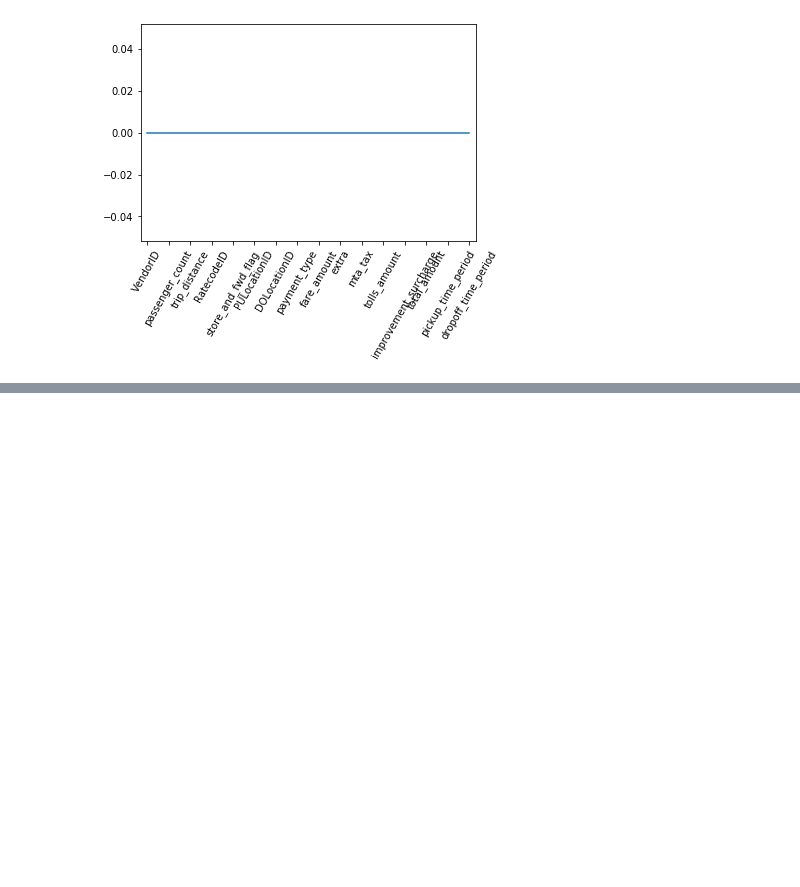
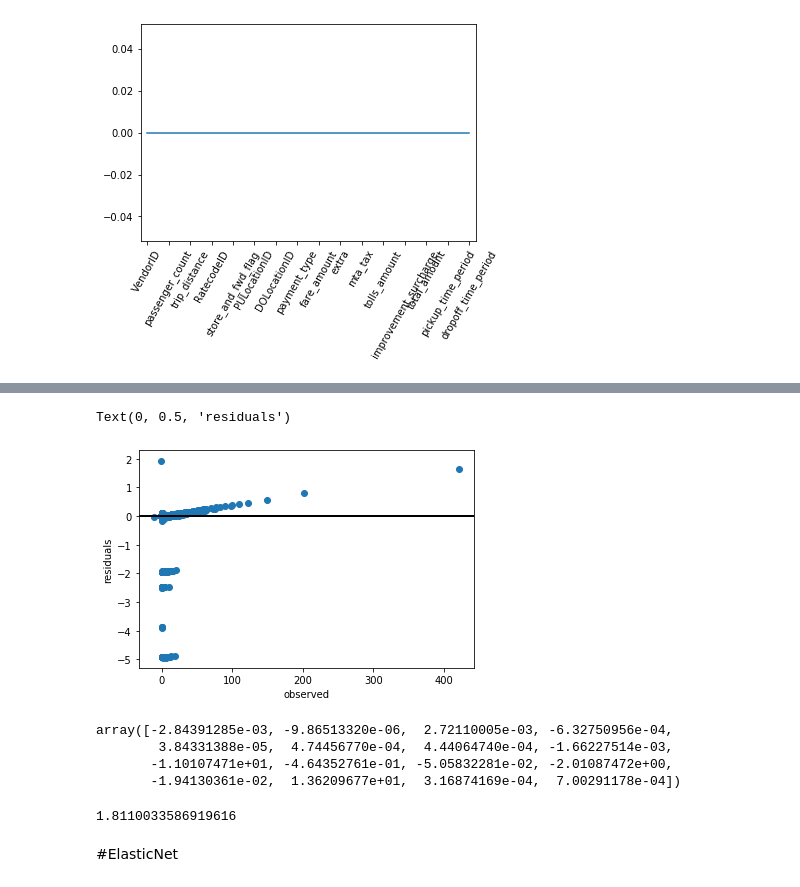
Before and after one commit to geewynn/Machine-Learning-Project, a Jupyter notebook: New York Trip/newyork_model.ipynb, the cells around one changed output, grey strips where cells are left out. Cells and saved outputs as stored; diff of their text form; code cells hidden in the pictures; blank space fills up the shorter version.

Commit message:
added elastic net model

```diff
--- a/New York Trip/newyork_model.ipynb
+++ b/New York Trip/newyork_model.ipynb
@@ -296,0 +294,22 @@ display_plot(ridge_scores, ridge_scores_std)
+# %%
+residuals = y_val - pred
+# %%
+fig, ax = plt.subplots()
+ax.scatter(y_val, residuals)
+ax.axhline(lw=2, color='black')
+ax.set_xlabel('observed')
+ax.set_ylabel('residuals')
+# %% [output]
+Text(0, 0.5, 'residuals')
+[figure, added]
+# %%
+reg.coef_
+# %% [output]
+array([-2.84391285e-03, -9.86513320e-06,  2.72110005e-03, -6.32750956e-04,
+        3.84331388e-05,  4.74456770e-04,  4.44064740e-04, -1.66227514e-03,
+       -1.10107471e+01, -4.64352761e-01, -5.05832281e-02, -2.01087472e+00,
+       -1.94130361e-02,  1.36209677e+01,  3.16874169e-04,  7.00291178e-04])
+# %%
+reg.intercept_
+# %% [output]
+1.8110033586919616
@@ -296,0 +318,2 @@ display_plot(ridge_scores, ridge_scores_std)
+# %% [markdown]
+#ElasticNet
```
Also changed, not shown: parts of 11 cells of this notebook.
